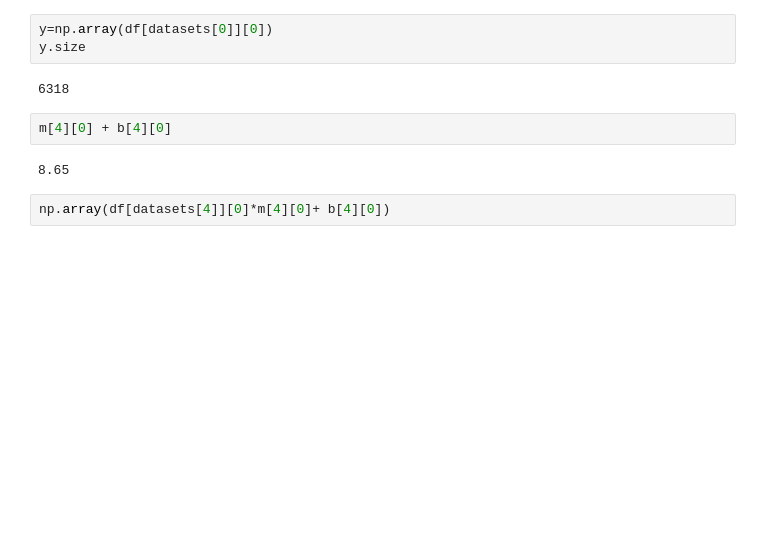
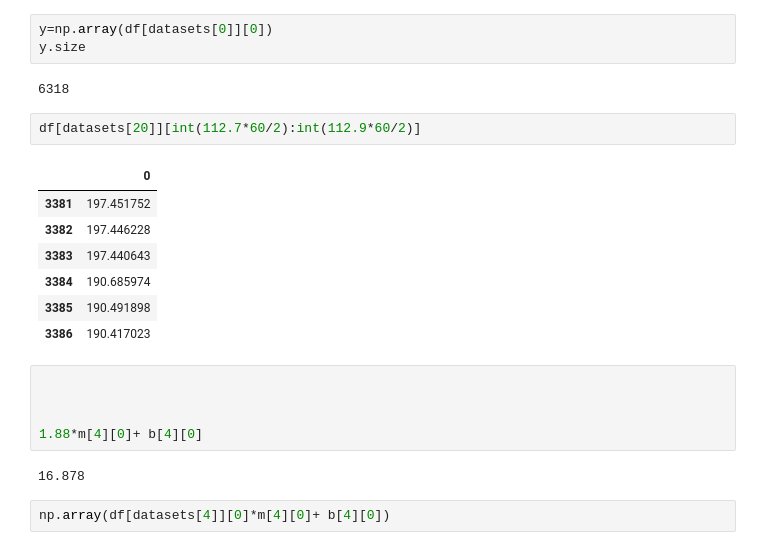
Before and after one commit to jbane11/nexo, a Jupyter notebook: Lab028/slowctr/slow_control_data_read_1.ipynb, the cells around one changed output. Drawn from its saved outputs; the diff is of its cells as text; blank space fills up the shorter version.

```diff
--- a/Lab028/slowctr/slow_control_data_read_1.ipynb
+++ b/Lab028/slowctr/slow_control_data_read_1.ipynb
@@ -274,10 +280,23 @@ y=np.array(df[datasets[0]][0])
 y.size
 # %% [output]
 6318
+# %%
+df[datasets[20]][int(112.7*60/2):int(112.9*60/2)]
+# %% [output]
+|  | 0 |
+| 3381 | 197.451752 |
+| 3382 | 197.446228 |
+| 3383 | 197.440643 |
+| 3384 | 190.685974 |
+| 3385 | 190.491898 |
+| 3386 | 190.417023 |
 # %%
-m[4][0] + b[4][0]
+
+
+
+1.88*m[4][0]+ b[4][0]
 # %% [output]
-8.65
+16.878
 # %%
 np.array(df[datasets[4]][0]*m[4][0]+ b[4][0])
 # %% [output]
```
Also changed, not shown: parts of 1 cell of this notebook.
